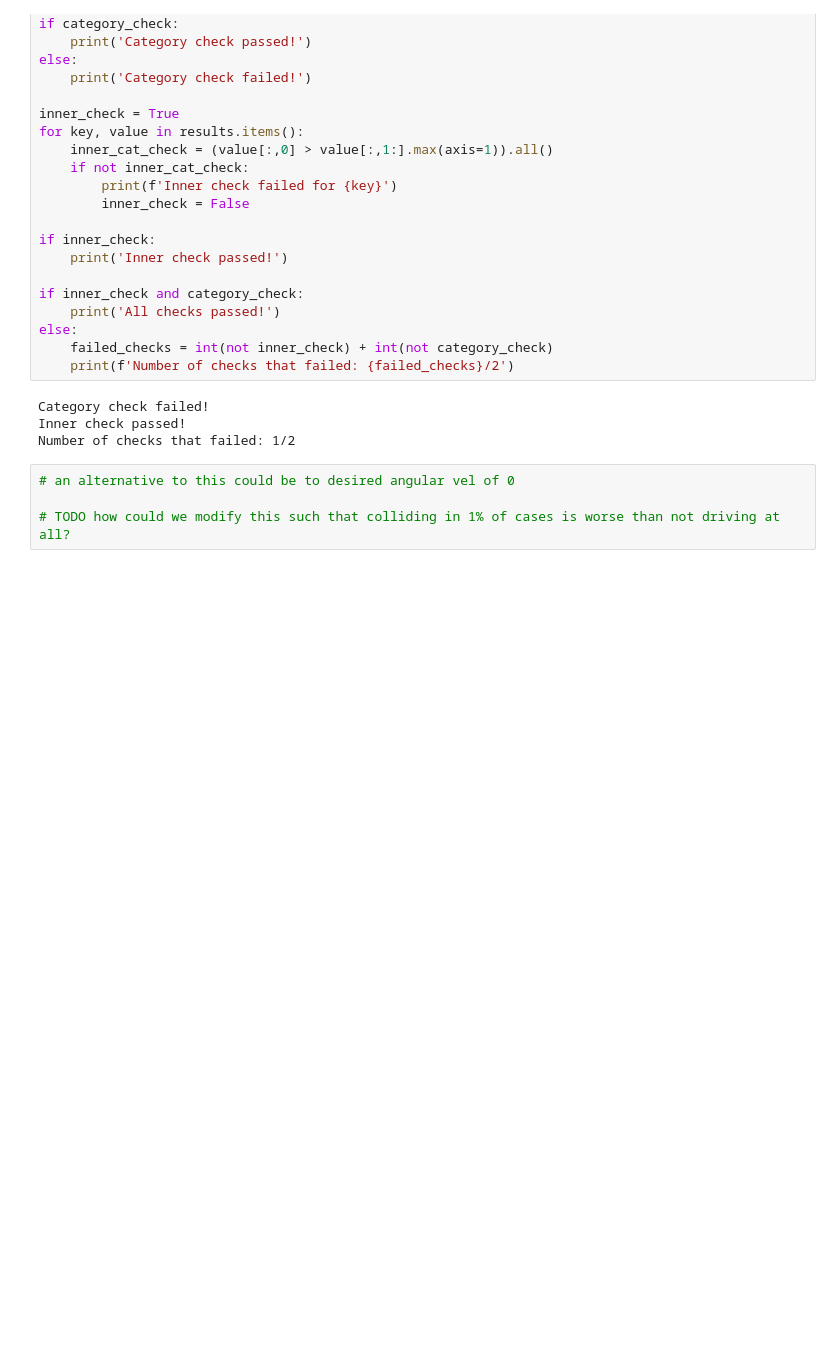
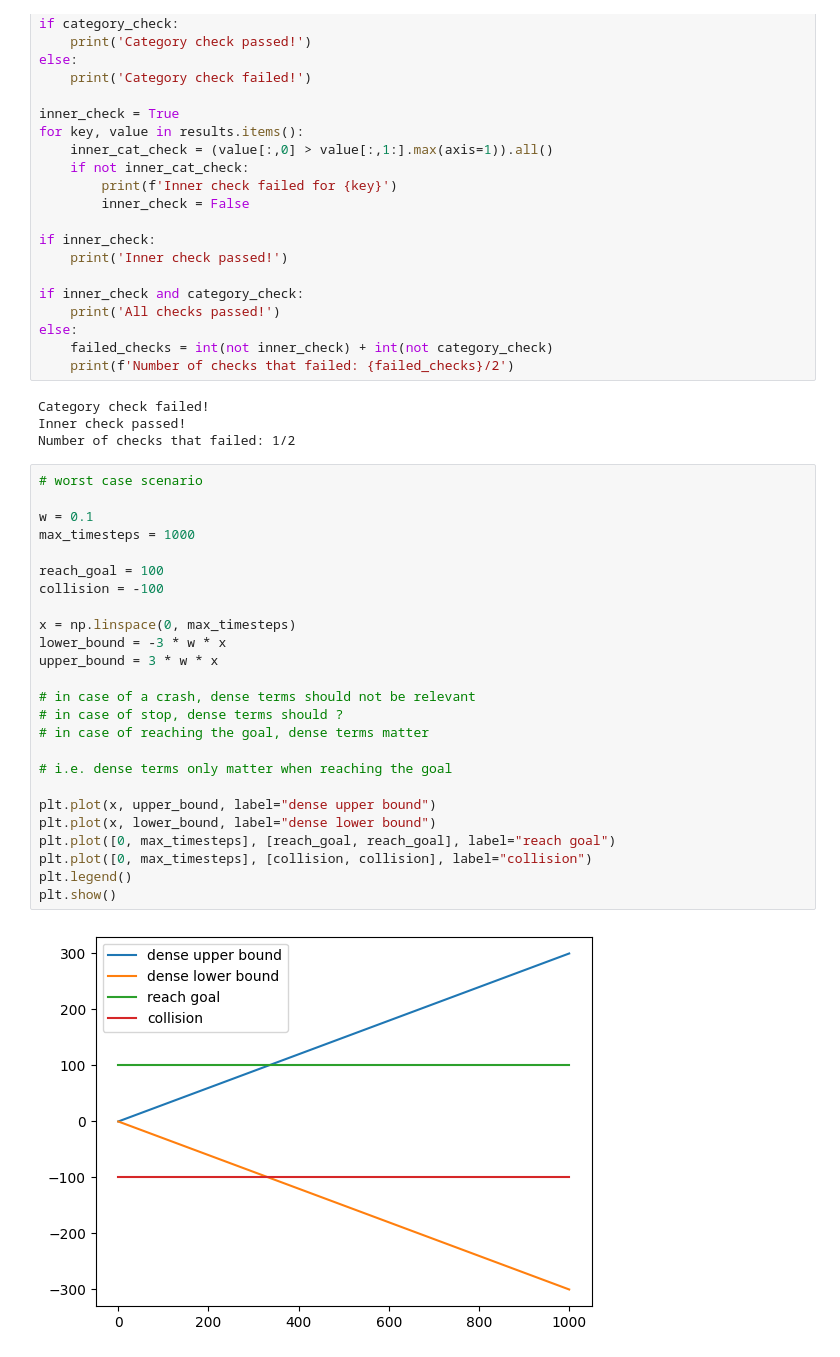
Before and after one commit to kristianceder/DRL-Traj-Planner, a Jupyter notebook: notebooks/img_reward_modeling.ipynb, the cells around one changed output. Saved outputs shown, nothing was run; the diff lists cells and outputs as text; blank space fills up the shorter version.

```diff
--- a/notebooks/img_reward_modeling.ipynb
+++ b/notebooks/img_reward_modeling.ipynb
@@ -299,7 +281,30 @@ else:
 Category check failed!
 Inner check passed!
 Number of checks that failed: 1/2
-# %%
-# an alternative to this could be to desired angular vel of 0
-
-# TODO how could we modify this such that colliding in 1% of cases is worse than not driving at all?
+# %%
+# worst case scenario
+
+w = 0.1
+max_timesteps = 1000
+
+reach_goal = 100
+collision = -100
+
+x = np.linspace(0, max_timesteps)
+lower_bound = -3 * w * x
+upper_bound = 3 * w * x
+
+# in case of a crash, dense terms should not be relevant
+# in case of stop, dense terms should ?
+# in case of reaching the goal, dense terms matter
+
+# i.e. dense terms only matter when reaching the goal
+
+plt.plot(x, upper_bound, label="dense upper bound")
+plt.plot(x, lower_bound, label="dense lower bound")
+plt.plot([0, max_timesteps], [reach_goal, reach_goal], label="reach goal")
+plt.plot([0, max_timesteps], [collision, collision], label="collision")
+plt.legend()
+plt.show()
+# %% [output]
+[figure, added]
```
Also changed, not shown: parts of 47 cells of this notebook, 1 other file.
